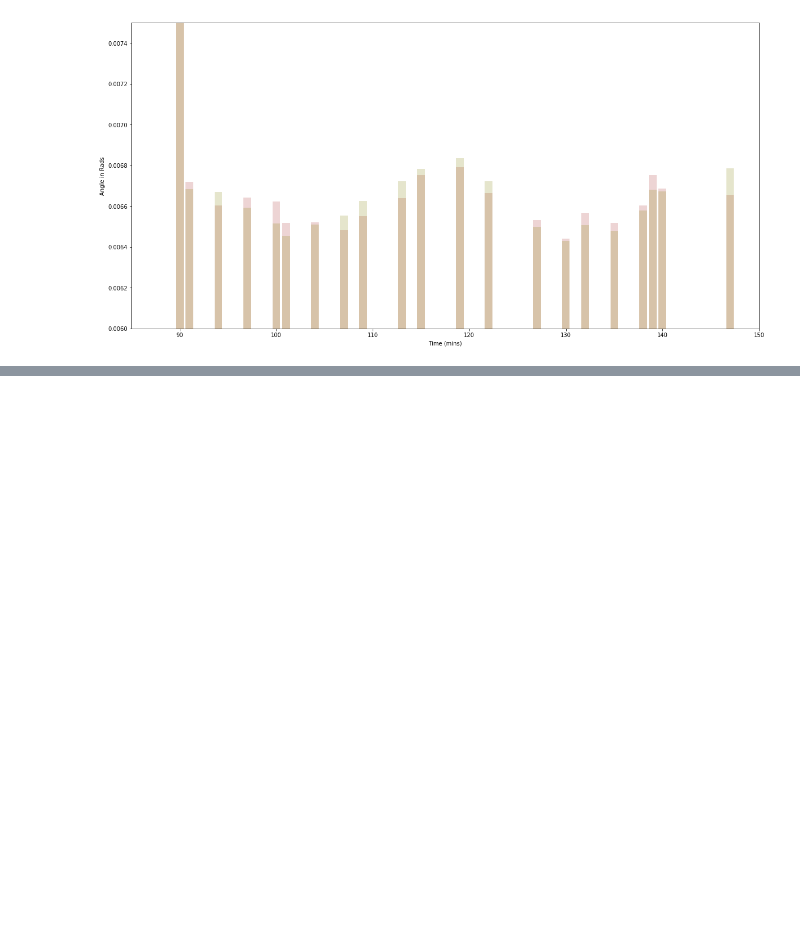
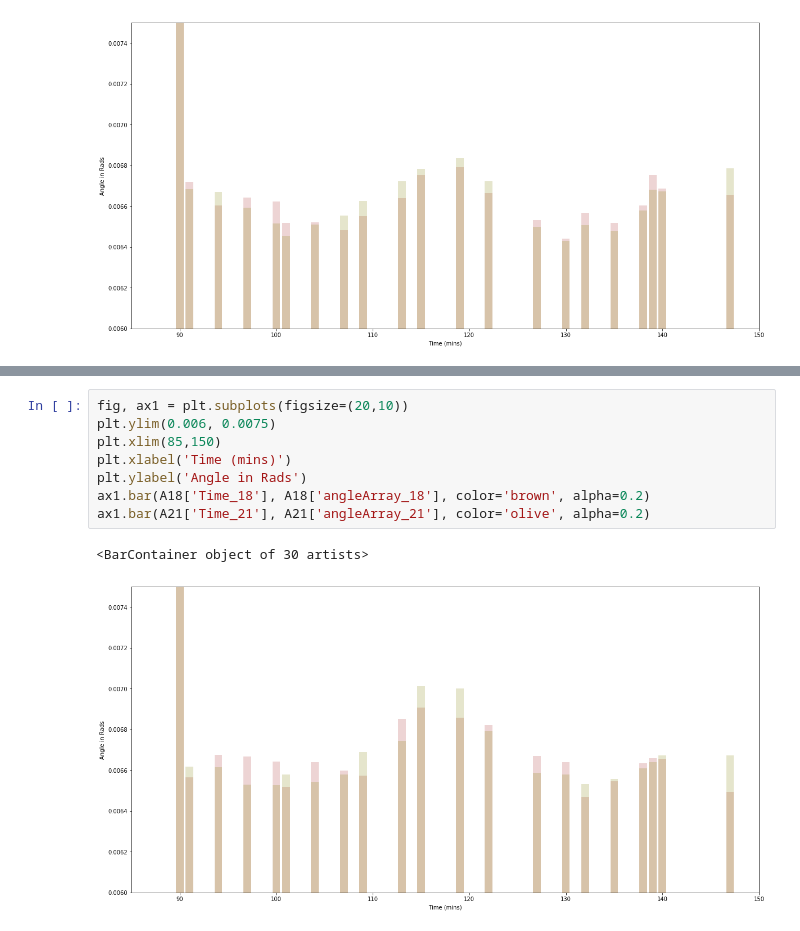
Before and after one commit to mehdig-exe/Third-Year-Project, a Jupyter notebook: Yuying/Weekly_Results/Fourth-week-Copy1.ipynb, the cells around one changed output, grey strips where cells are left out. Cells and saved outputs as stored; diff of their text form; blank space fills up the shorter version.

```diff
--- a/Yuying/Weekly_Results/Fourth-week-Copy1.ipynb
+++ b/Yuying/Weekly_Results/Fourth-week-Copy1.ipynb
@@ -934,0 +974,11 @@ ax1.bar(A22['Time_22'], A22['angleArray_22'], color='blue', alpha=0.2)
+# %%
+fig, ax1 = plt.subplots(figsize=(20,10))
+plt.ylim(0.006, 0.0075)
+plt.xlim(85,150)
+plt.xlabel('Time (mins)')
+plt.ylabel('Angle in Rads')
+ax1.bar(A18['Time_18'], A18['angleArray_18'], color='brown', alpha=0.2)
+ax1.bar(A21['Time_21'], A21['angleArray_21'], color='olive', alpha=0.2)
+# %% [output]
+<BarContainer object of 30 artists>
+[figure, added]
```
Also changed, not shown: parts of 3 cells of this notebook.
